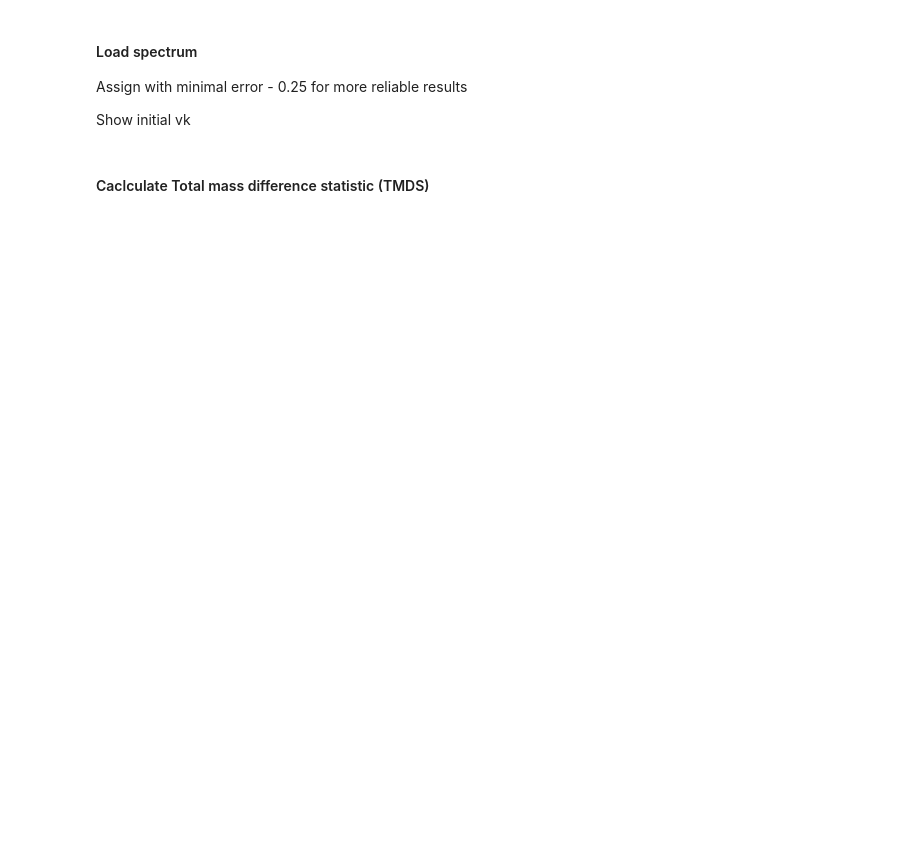
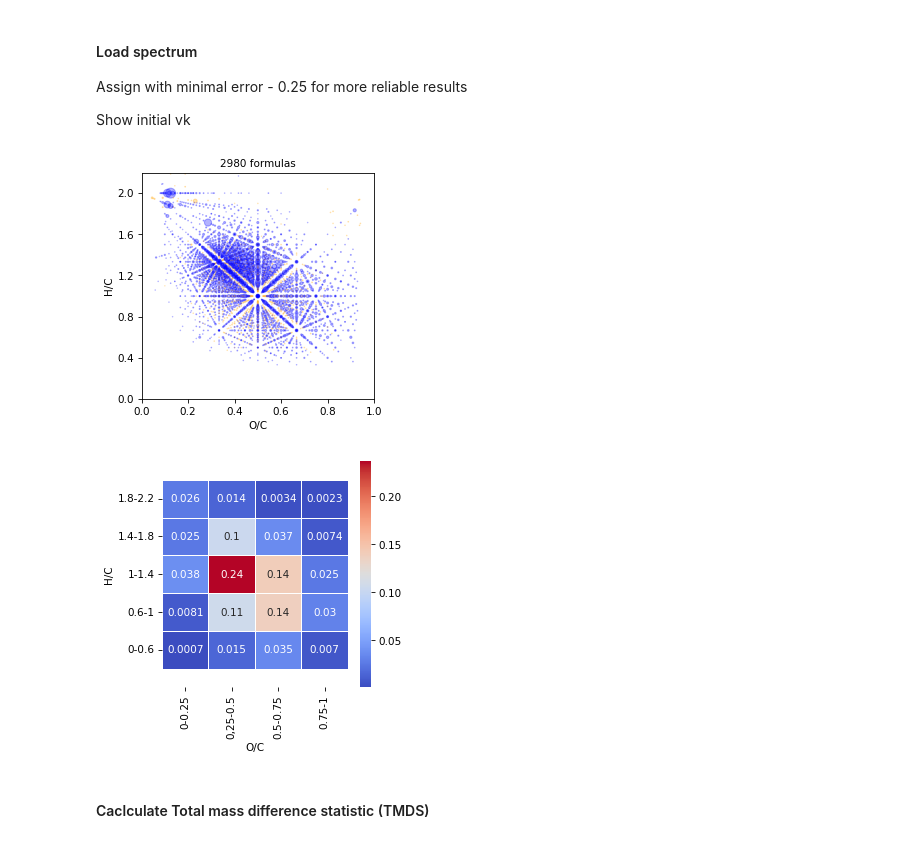
Before and after one commit to NOMspectra/NOMspectra, a Jupyter notebook: notebooks/tmds.ipynb, the cells around one changed output. Drawn from its saved outputs; the diff is of its cells as text; code cells hidden in the pictures; blank space fills up the shorter version.

```diff
--- a/notebooks/tmds.ipynb
+++ b/notebooks/tmds.ipynb
@@ -17,9 +17,12 @@ Assign with minimal error - 0.25 for more reliable results
 Show initial vk
 # %%
 spec = MassSpectrum().load('data/sample3.txt', mapper={'mass':'mass','intensity':'intensity'}, sep=',', take_columns=['mass','intensity'])
-gdf = brutto_gen(elems={'C':(1,40),'H':(0,80), 'O':(0,40),'N':(0,2)})
-spec = spec.assign(generated_bruttos_table=gdf, rel_error=0.25)
+brutto_dict = brutto_gen(elems={'C':(1,40),'H':(0,80), 'O':(0,40),'N':(0,2)})
+spec = spec.assign(generated_bruttos_table=brutto_dict, rel_error=0.25)
 vk = VanKrevelen(spec.table).draw_scatter(nitrogen=True)
 vk = VanKrevelen(spec.table).squares()
+# %% [output]
+[figure, added]
+[figure, added]
 # %% [markdown]
 #### Caclculate Total mass difference statistic (TMDS)
```
Also changed, not shown: parts of 8 cells of this notebook, 3 other files.
